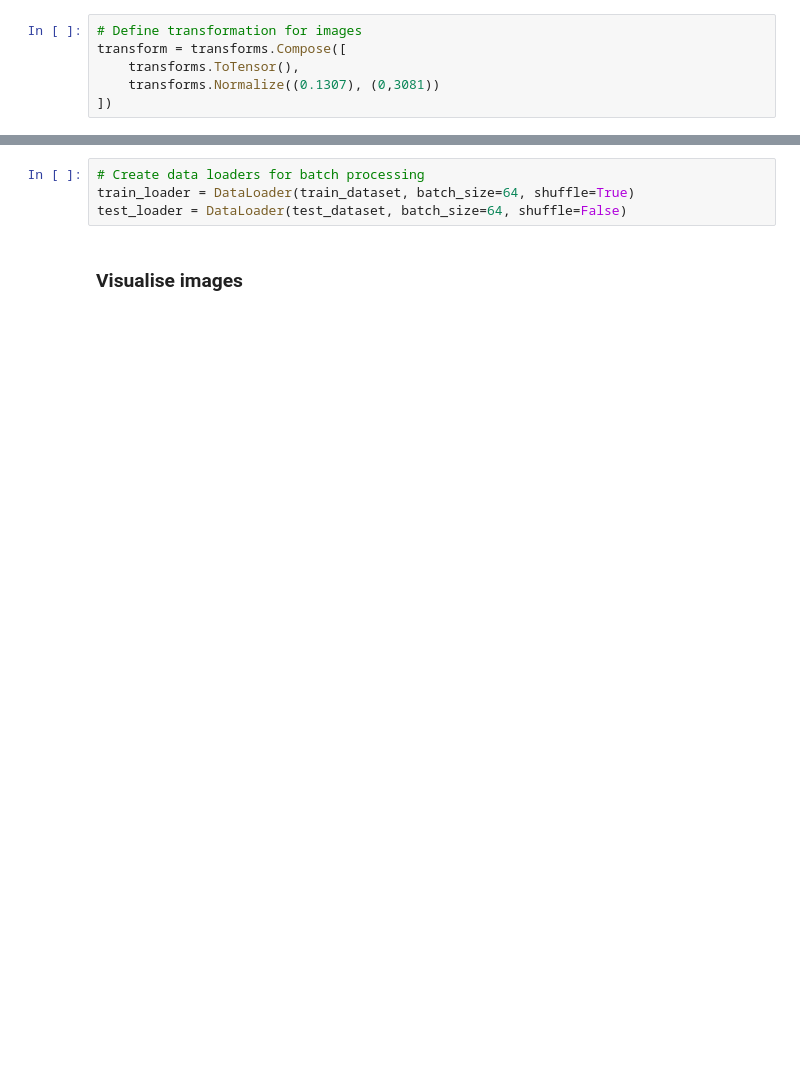
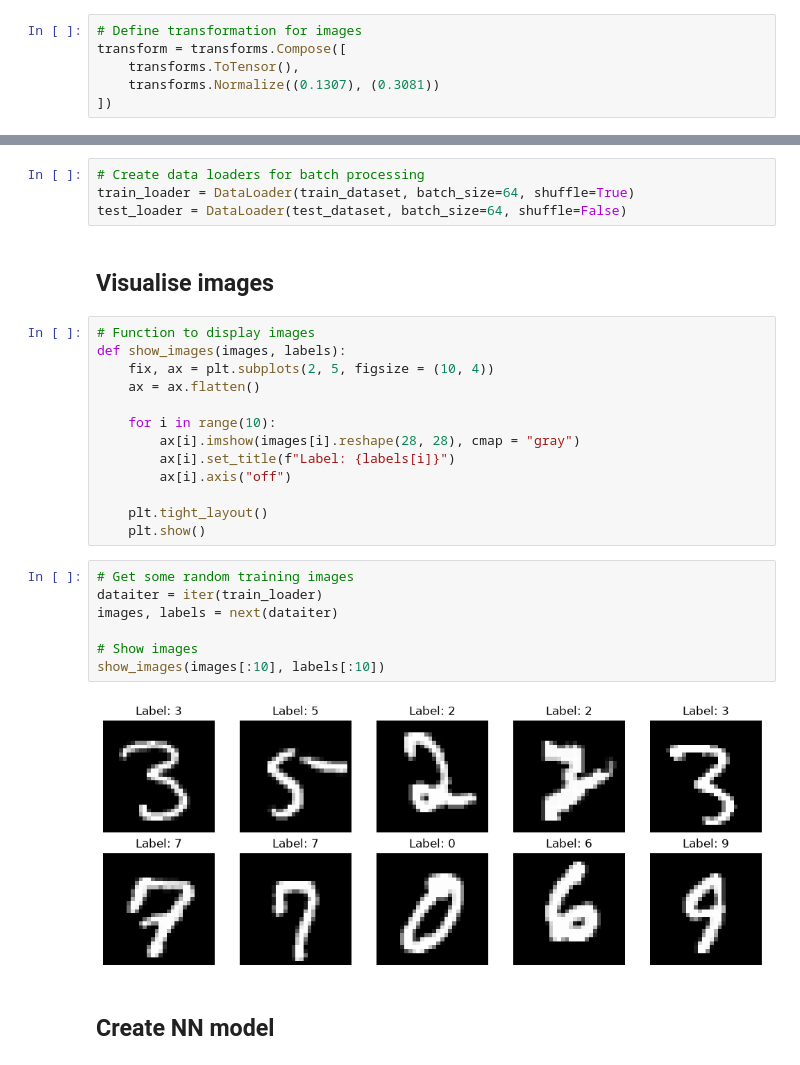
Before and after one commit to AlienaTheGiantDuck/ItDL_assignments, a Jupyter notebook: Assignment_1/Assignment_1_Aliena.ipynb, the cells around one changed output, grey strips where cells are left out. Drawn from its saved outputs; the diff is of its cells as text; blank space fills up the shorter version.

```diff
--- a/Assignment_1/Assignment_1_Aliena.ipynb
+++ b/Assignment_1/Assignment_1_Aliena.ipynb
@@ -15,5 +19,5 @@ MNIST: dataset of handwritten digits
 # Define transformation for images
 transform = transforms.Compose([
     transforms.ToTensor(),
-    transforms.Normalize((0.1307), (0,3081))
+    transforms.Normalize((0.1307), (0.3081))
 ])
@@ -38,4 +49,28 @@ test_dataset = torchvision.datasets.MNIST(
 train_loader = DataLoader(train_dataset, batch_size=64, shuffle=True)
 test_loader = DataLoader(test_dataset, batch_size=64, shuffle=False)
 # %% [markdown]
-### Visualise images
+## Visualise images
+# %%
+# Function to display images
+def show_images(images, labels):
+    fix, ax = plt.subplots(2, 5, figsize = (10, 4))
+    ax = ax.flatten()
+
+    for i in range(10):
+        ax[i].imshow(images[i].reshape(28, 28), cmap = "gray")
+        ax[i].set_title(f"Label: {labels[i]}")
+        ax[i].axis("off")
+
+    plt.tight_layout()
+    plt.show()
+# %%
+# Get some random training images
+dataiter = iter(train_loader)
+images, labels = next(dataiter)
+
+# Show images
+show_images(images[:10], labels[:10])
+# %% [output]
+[figure, added]
+# %% [markdown]
+## Create NN model
```
Also changed, not shown: parts of 18 cells of this notebook, 1 other file.
